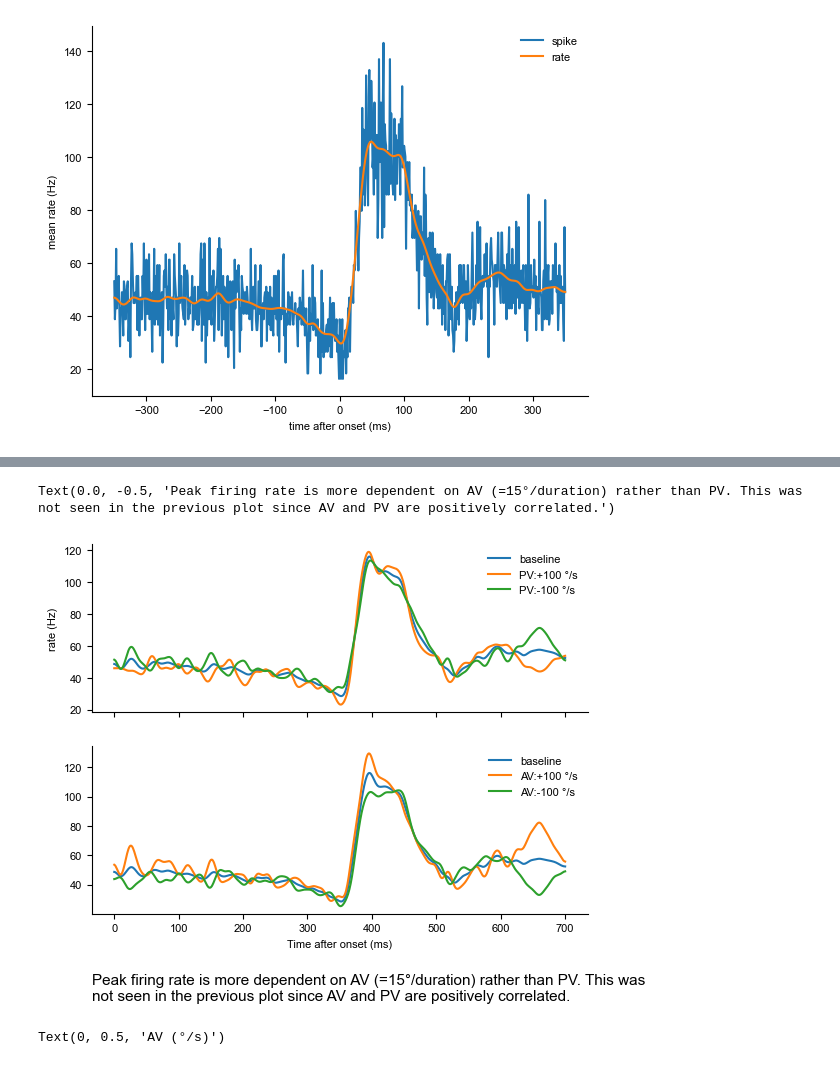
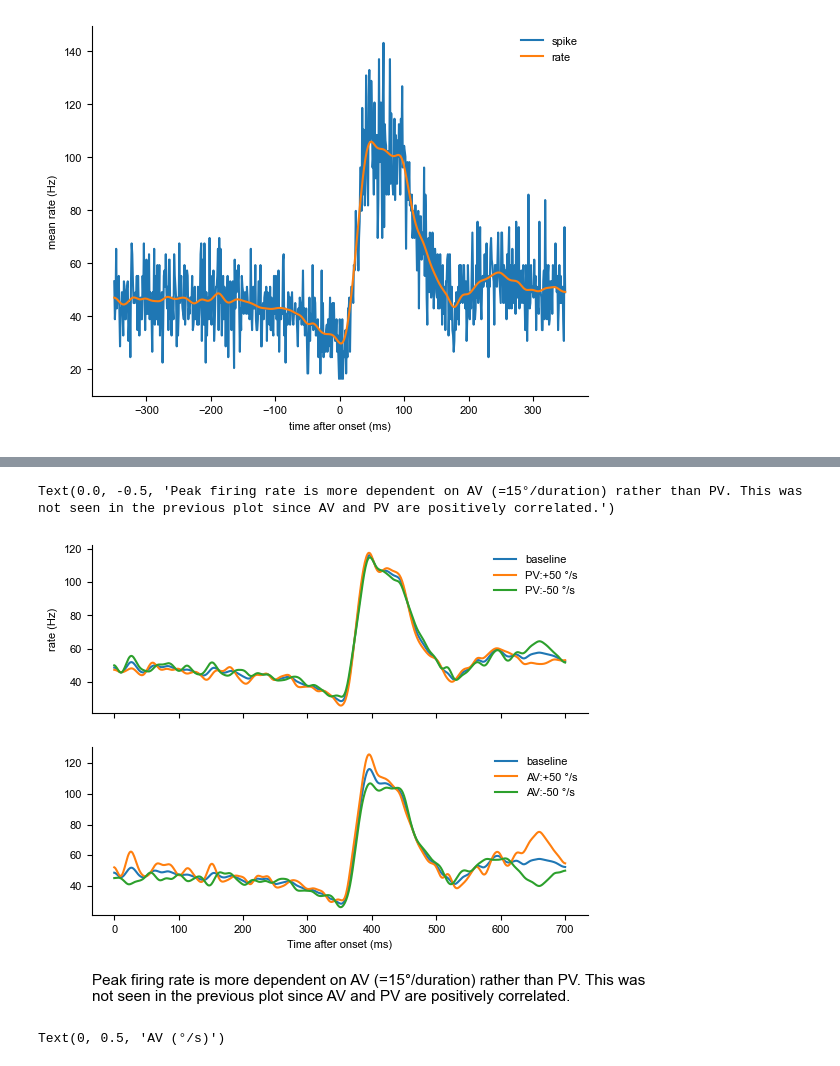
Before and after one commit to julianasdd/cbmanifold, a Jupyter notebook: notebooks/Manifold_analysis_example.ipynb, the cells around one changed output, grey strips where cells are left out. Cells and saved outputs as stored; diff of their text form; code cells hidden in the pictures.

```diff
--- a/notebooks/Manifold_analysis_example.ipynb
+++ b/notebooks/Manifold_analysis_example.ipynb
@@ -151,32 +151,32 @@ Text(0, 0.5, 'rate (Hz)')
 # %%
 # two parameter model
 params = np.vstack([pv, av]).T  # should be n_trials x 2
 lm = cbmanifold.linear_model.generate_linear_model('pc3',
     rate, params, [pv0, av0], output_type="dict"
 )
 
 _, ax = plt.subplots(nrows=2, sharex=True)
 ax[0].plot(lm["rate"], label="baseline")
-ax[0].plot(lm["rate"] + lm["drate"][0] * 100, label="PV:+100 °/s")
-ax[0].plot(lm["rate"] - lm["drate"][0] * 100, label="PV:-100 °/s")
+ax[0].plot(lm["rate"] + lm["drate"][0] * 50, label="PV:+50 °/s")
+ax[0].plot(lm["rate"] - lm["drate"][0] * 50, label="PV:-50 °/s")
 ax[0].legend()
 ax[0].set_ylabel("rate (Hz)")
 
 ax[1].plot(lm["rate"], label="baseline")
-ax[1].plot(lm["rate"] + lm["drate"][1] * 70, label="AV:+100 °/s")
-ax[1].plot(lm["rate"] - lm["drate"][1] * 70, label="AV:-100 °/s")
+ax[1].plot(lm["rate"] + lm["drate"][1] * 50, label="AV:+50 °/s")
+ax[1].plot(lm["rate"] - lm["drate"][1] * 50, label="AV:-50 °/s")
 ax[1].legend()
 ax[1].set_xlabel("Time after onset (ms)")
 
 ax[1].text(0.0, -0.5,
     """Peak firing rate is more dependent on AV (=15°/duration) rather than PV. This was not seen in the previous plot since AV and PV are positively correlated.""",
     transform=ax[1].transAxes,
     wrap=True,
     size=11
 )
 # %% [output]
 Text(0.0, -0.5, 'Peak firing rate is more dependent on AV (=15°/duration) rather than PV. This was not seen in the previous plot since AV and PV are positively correlated.')
-[figure, old version]
+[figure, new version]
 # %%
 _, ax = plt.subplots(figsize=(3, 3))
 
```
Also changed, not shown: parts of 4 cells of this notebook, 1 other file.
